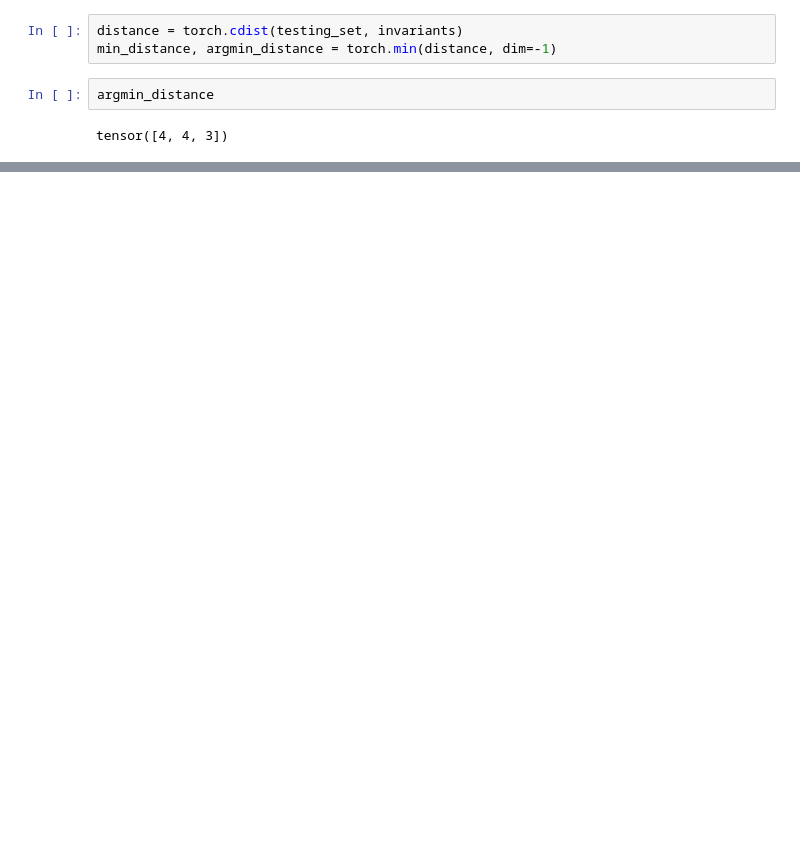
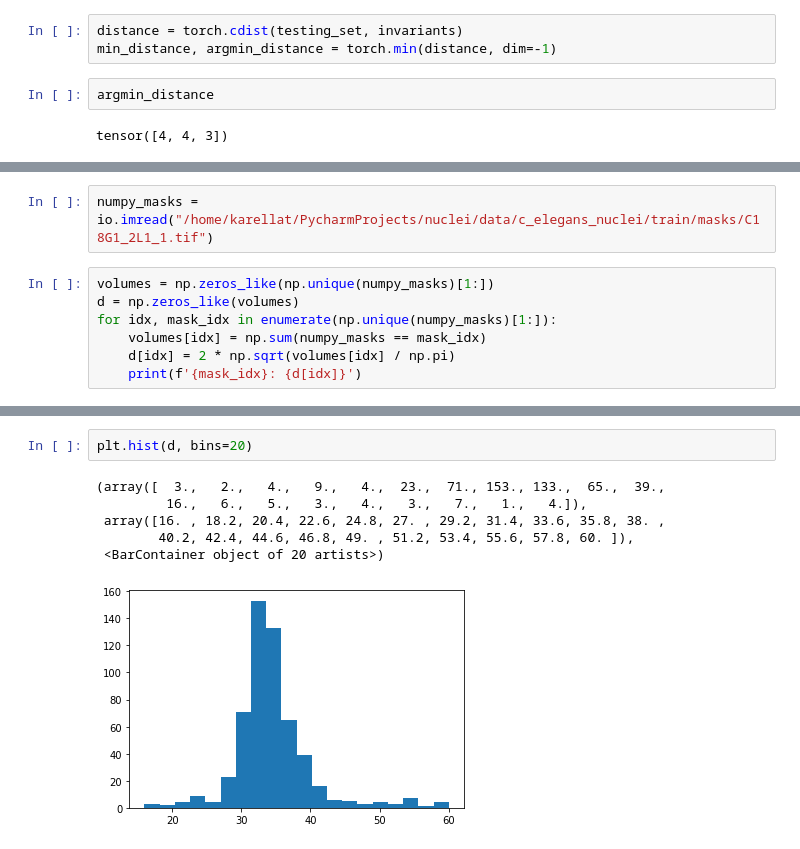
Before and after one commit to karellat/nuclei, a Jupyter notebook: cube.ipynb, the cells around one changed output, grey strips where cells are left out. Drawn from its saved outputs; the diff is of its cells as text; blank space fills up the shorter version.

```diff
--- a/cube.ipynb
+++ b/cube.ipynb
@@ -96,0 +116,9 @@ tensor([6])
+# %%
+numpy_masks = io.imread("/home/karellat/PycharmProjects/nuclei/data/c_elegans_nuclei/train/masks/C18G1_2L1_1.tif")
+# %%
+volumes = np.zeros_like(np.unique(numpy_masks)[1:])
+d = np.zeros_like(volumes)
+for idx, mask_idx in enumerate(np.unique(numpy_masks)[1:]):
+    volumes[idx] = np.sum(numpy_masks == mask_idx)
+    d[idx] = 2 * np.sqrt(volumes[idx] / np.pi)
+    print(f'{mask_idx}: {d[idx]}')
@@ -96,0 +143,9 @@ tensor([6])
+# %%
+plt.hist(d, bins=20)
+# %% [output]
+(array([  3.,   2.,   4.,   9.,   4.,  23.,  71., 153., 133.,  65.,  39.,
+         16.,   6.,   5.,   3.,   4.,   3.,   7.,   1.,   4.]),
+ array([16. , 18.2, 20.4, 22.6, 24.8, 27. , 29.2, 31.4, 33.6, 35.8, 38. ,
+        40.2, 42.4, 44.6, 46.8, 49. , 51.2, 53.4, 55.6, 57.8, 60. ]),
+ <BarContainer object of 20 artists>)
+[figure, added]
```
Also changed, not shown: parts of 9 cells of this notebook, 8 other files.
